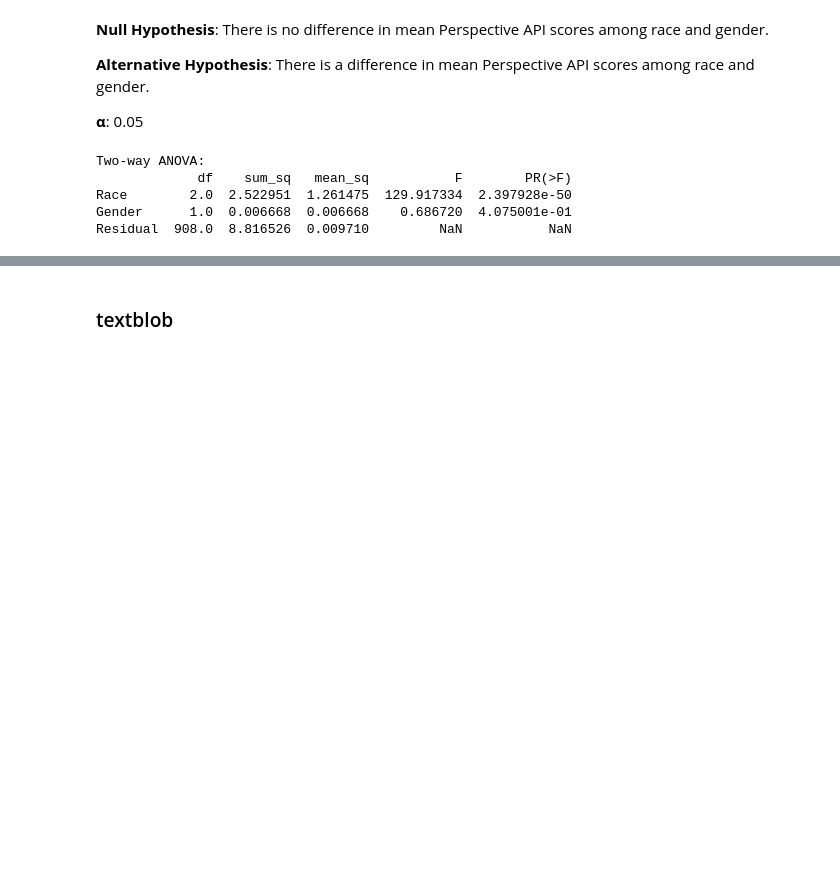
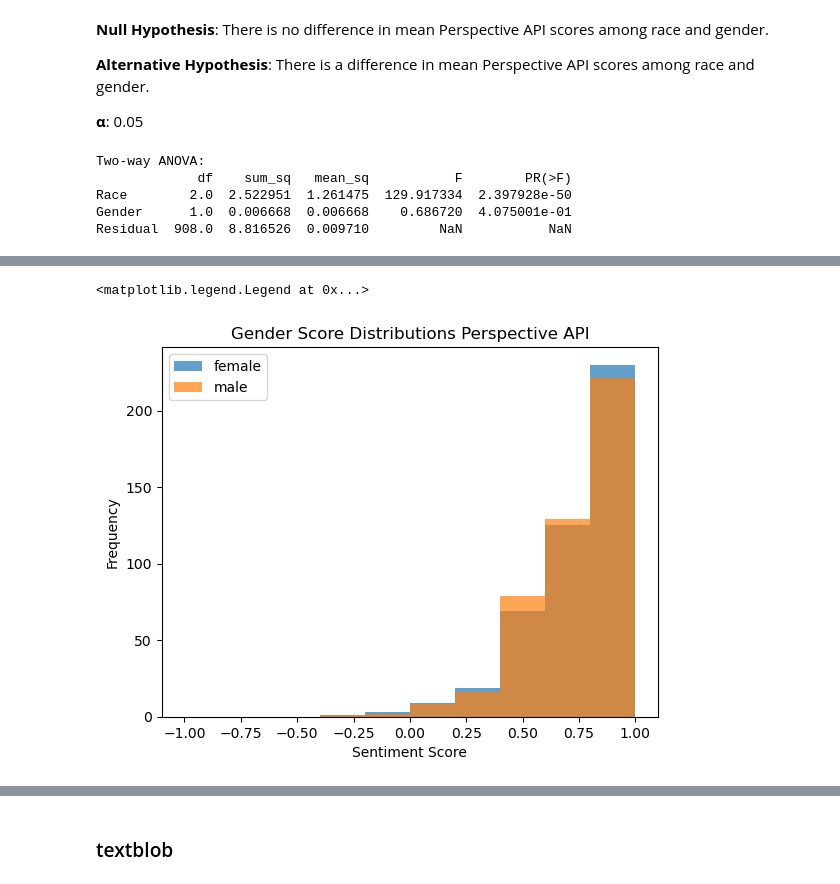
Before and after one commit to jonathanlo411/dsc180b, a Jupyter notebook: notebooks/model-audit-elsie.ipynb, the cells around one changed output, grey strips where cells are left out. Saved outputs shown, nothing was run; the diff lists cells and outputs as text; code cells hidden in the pictures; blank space fills up the shorter version.

```diff
--- a/notebooks/model-audit-elsie.ipynb
+++ b/notebooks/model-audit-elsie.ipynb
@@ -363,0 +414,12 @@ F_onewayResult(statistic=48.25257581792653, pvalue=9.692218596469138e-12)
+# %%
+# Plot Perspective API score Distributions between gender
+plt.hist(woman['perspectiveScore_normalized'], range=(-1,1),alpha=0.7, label='female')
+plt.hist(man['perspectiveScore_normalized'], range=(-1,1), alpha=0.7, label='male')
+
+plt.xlabel('Sentiment Score')
+plt.ylabel('Frequency')
+plt.title("Gender Score Distributions Perspective API")
+plt.legend()
+# %% [output]
+<matplotlib.legend.Legend at 0x...>
+[figure, added]
```
Also changed, not shown: parts of 43 cells of this notebook.
